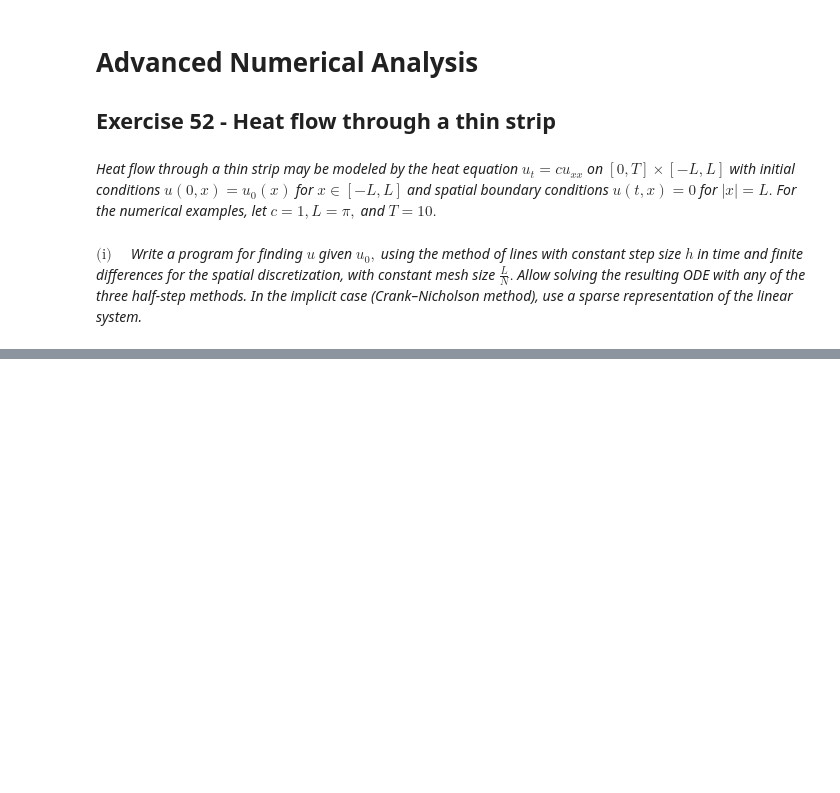
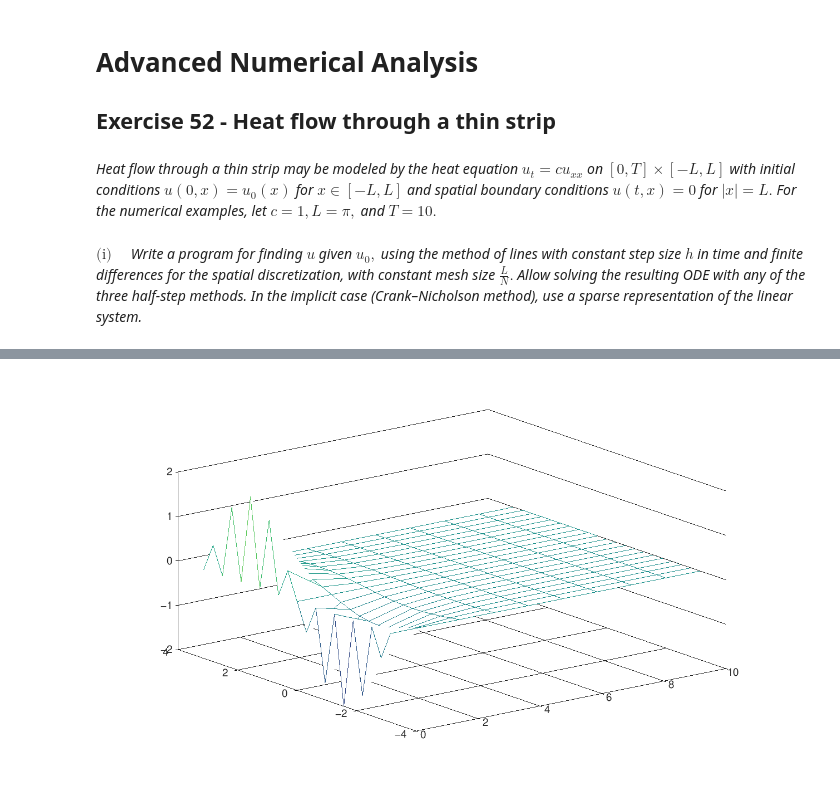
Before and after one commit to maxstollmayer/Advanced-Numerical-Analysis-Course, a Jupyter notebook: exercise52.ipynb, the cells around one changed output, grey strips where cells are left out. Drawn from its saved outputs; the diff is of its cells as text; code cells hidden in the pictures; blank space fills up the shorter version.

```diff
--- a/exercise52.ipynb
+++ b/exercise52.ipynb
@@ -11,2 +110,23 @@ function u = solve_heat(c, u0, h, method=1)
 
 endfunction
+# %%
+L = pi;
+T = 10;
+c = 1;
+
+N = 10;
+M = N;
+t = linspace(0, T, M);
+x = linspace(-L, L, 2*N+1);
+
+a = @(t) zeros(size(t));
+b = a;
+u0 = @(x) sin(x) + sin(9*x);
+
+approx = solve_heat(c, u0, a, b, t, x, 1);
+
+u = @(t, x) sin(x) .* exp(-t) + sin(9*x) .* exp(-81*t);
+[tt, xx] = meshgrid(t, x);
+exact = u(tt, xx);
+
+max_error = max(max(abs(exact - approx)))
@@ -12,0 +175,6 @@ endfunction
+# %%
+%plot -s 1280,720
+
+mesh(t, x, exact)
+# %% [output]
+[figure, added]
```
Also changed, not shown: parts of 10 cells of this notebook.
